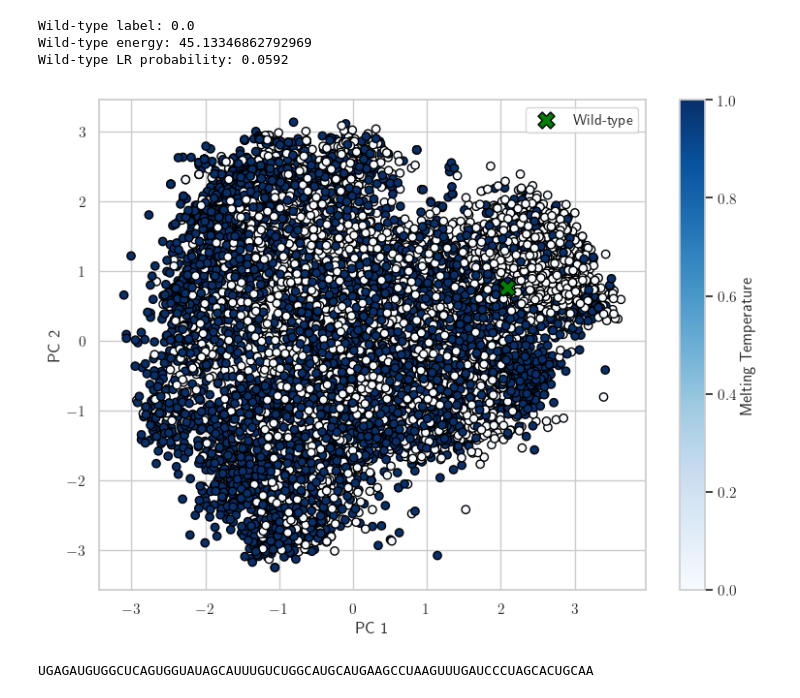
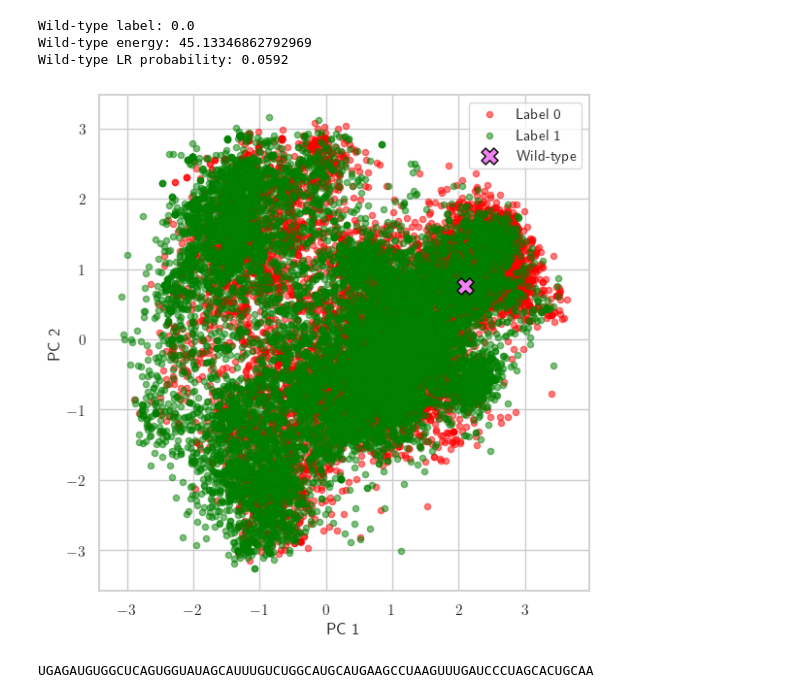
Before and after one commit to spqb/thermostable-ribozymes, a Jupyter notebook: notebooks/analysis_tRNA_bmDCA.ipynb, the cells around one changed output. Drawn from its saved outputs; the diff is of its cells as text; code cells hidden in the pictures.

```diff
--- a/notebooks/analysis_tRNA_bmDCA.ipynb
+++ b/notebooks/analysis_tRNA_bmDCA.ipynb
@@ -119,0 +184,8 @@ Training accuracy: 0.8018
+# %%
+# try with svm polynomial kernel 2nd degree
+from sklearn.svm import SVC
+model_svm = SVC(kernel='poly', degree=2, max_iter=10000)
+model_svm.fit(X_train, y_train)
+y_pred_svm = model_svm.predict(X_test)
+accuracy_svm = accuracy_score(y_test, y_pred_svm)
+print(f"SVM Test accuracy: {accuracy_svm:.4f}")
@@ -119,0 +196,8 @@ Training accuracy: 0.8018
+# %%
+# try with random forest
+from sklearn.ensemble import RandomForestClassifier
+model_rf = RandomForestClassifier(n_estimators=100, random_state=42)
+model_rf.fit(X_train, y_train)
+y_pred_rf = model_rf.predict(X_test)
+accuracy_rf = accuracy_score(y_test, y_pred_rf)
+print(f"Random Forest Test accuracy: {accuracy_rf:.4f}")
@@ -173,16 +259,18 @@ Wild-type label: 0.0
 Wild-type energy: 45.13346862792969
 Wild-type LR probability: 0.0592
 # %%
-plt.figure(figsize=(8, 6))
-scatter = plt.scatter(data_proj[:, 0], data_proj[:, 1], c=labels_data, cmap='Blues', alpha=1.0, edgecolors="black")
-plt.scatter(wt_proj[0, 0], wt_proj[0, 1], color='green', s=150, edgecolor='black', label='Wild-type', marker='X')
+plt.figure(figsize=(6, 6))
+for l in np.unique(labels_data):
+    mask_l = labels_data == l
+    c = 'red' if l == 0 else 'green'
+    plt.scatter(data_proj[mask_l, 0], data_proj[mask_l, 1], alpha=0.5, label=f"Label {int(l)}", c=c, edgecolor=c, s=20)
+plt.scatter(wt_proj[0, 0], wt_proj[0, 1], color='violet', s=150, edgecolor='black', label='Wild-type', marker='X')
 plt.legend()
-plt.colorbar(scatter, label='Melting Temperature')
 plt.xlabel('PC 1')
 plt.ylabel('PC 2')
 plt.tight_layout()
 # %% [output]
-[figure, old version]
+[figure, new version]
 # %%
 print(
     dca.decode_sequence(wt.unsqueeze(0).cpu().numpy(), tokens)[0]
```
Also changed, not shown: parts of 26 cells of this notebook, 6 other files.
